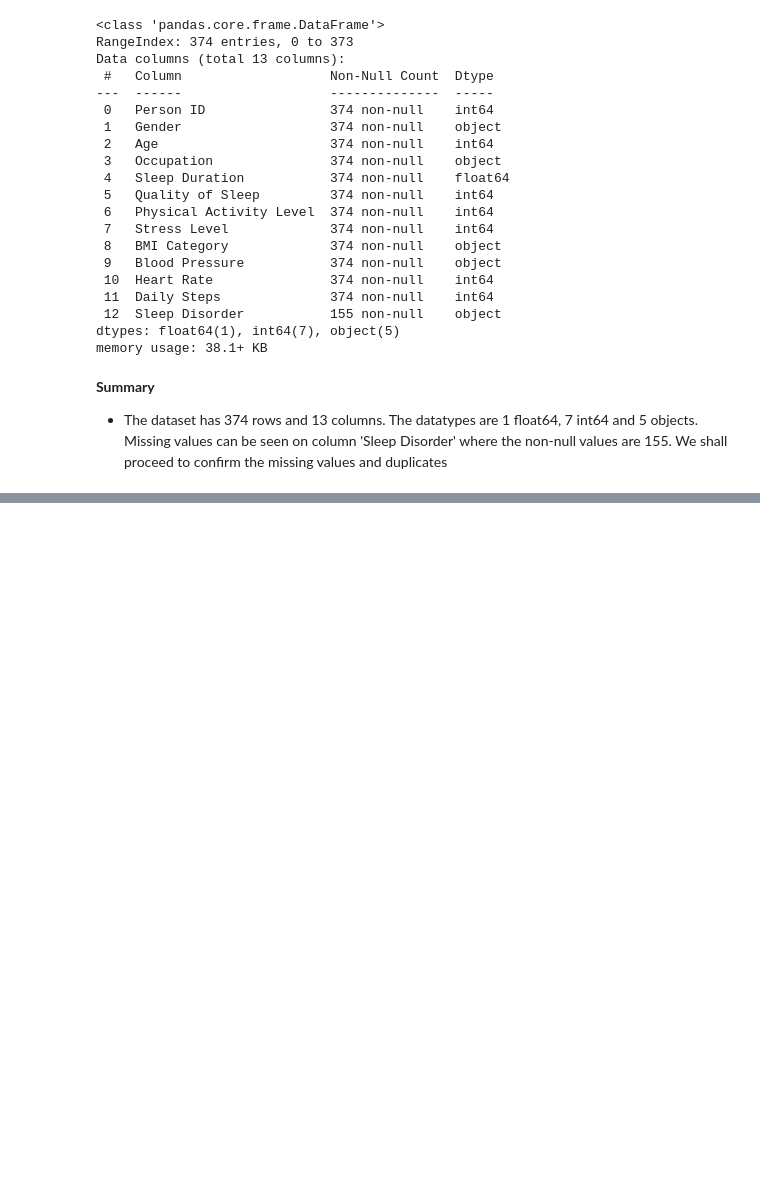
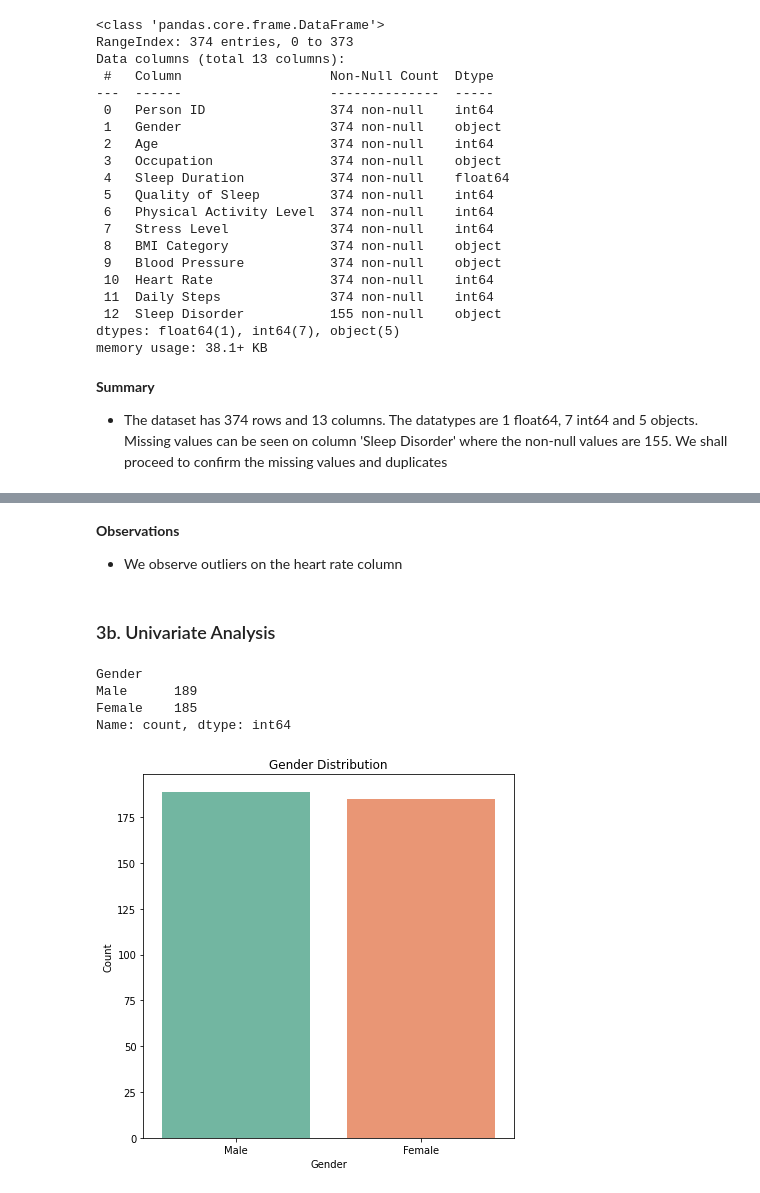
Before and after one commit to jgatharia/Health_and_Sleep_Relation_Project, a Jupyter notebook: health_and_wellness.ipynb, the cells around one changed output, grey strips where cells are left out. Drawn from its saved outputs; the diff is of its cells as text; code cells hidden in the pictures; blank space fills up the shorter version.

Commit message:
Univariate Analysis Done

```diff
--- a/health_and_wellness.ipynb
+++ b/health_and_wellness.ipynb
@@ -79,0 +186,24 @@ memory usage: 38.1+ KB
+# %% [markdown]
+**Observations**
+
+* We observe outliers on the heart rate column
+# %% [markdown]
+### 3b. Univariate Analysis
+# %%
+#Lets observe the gender distribution
+gender_dist = health_wellness_df['Gender'].value_counts()
+print(gender_dist)
+#Plot the graph
+fig, ax = plt.subplots(figsize=(6, 6))
+sns.barplot(x=gender_dist.index, y=gender_dist.values, palette="Set2", ax=ax)
+ax.set_title("Gender Distribution")
+ax.set_xlabel("Gender")
+ax.set_ylabel("Count")
+plt.tight_layout()
+plt.show()
+# %% [output]
+Gender
+Male      189
+Female    185
+Name: count, dtype: int64
+[figure, added]
```
Also changed, not shown: parts of 16 cells of this notebook.
